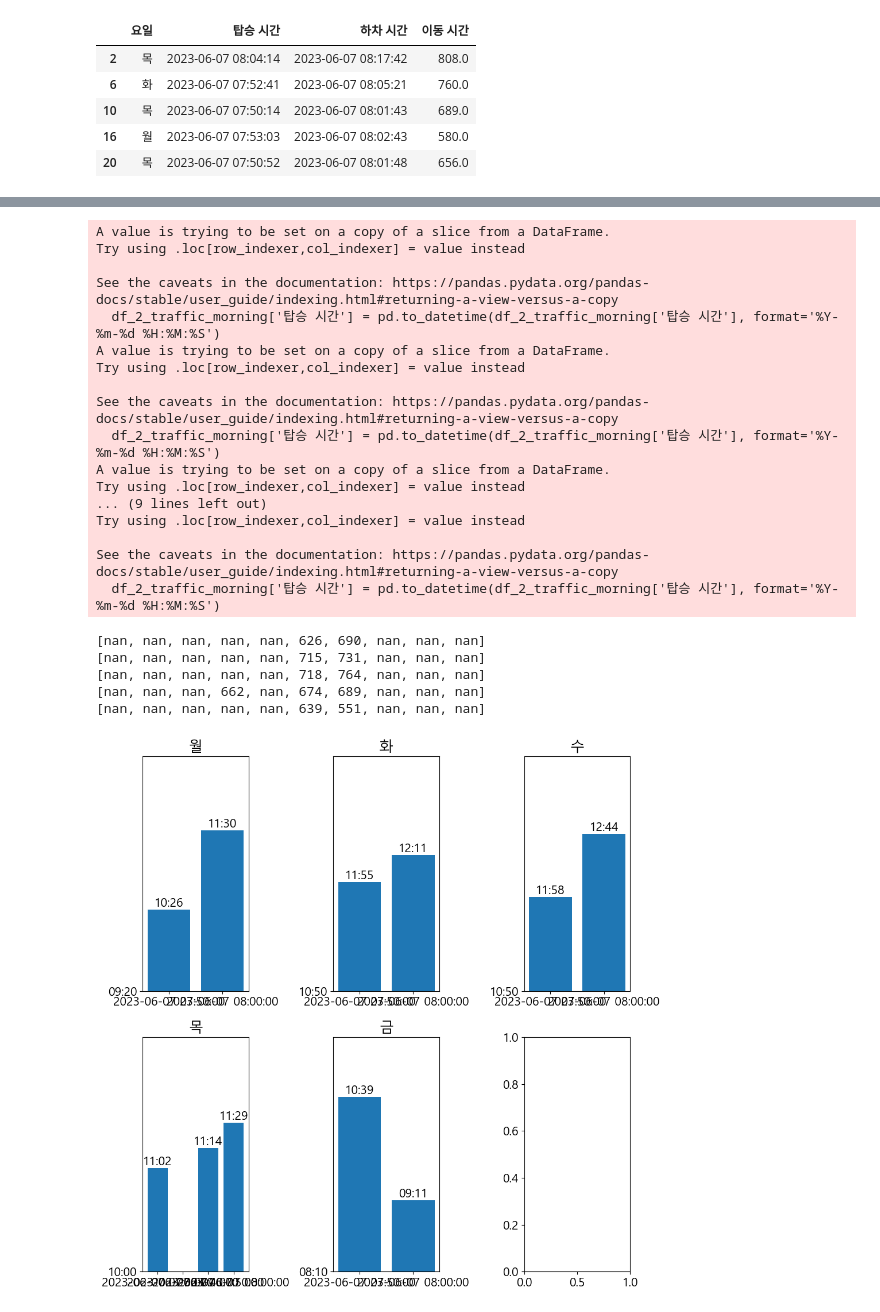
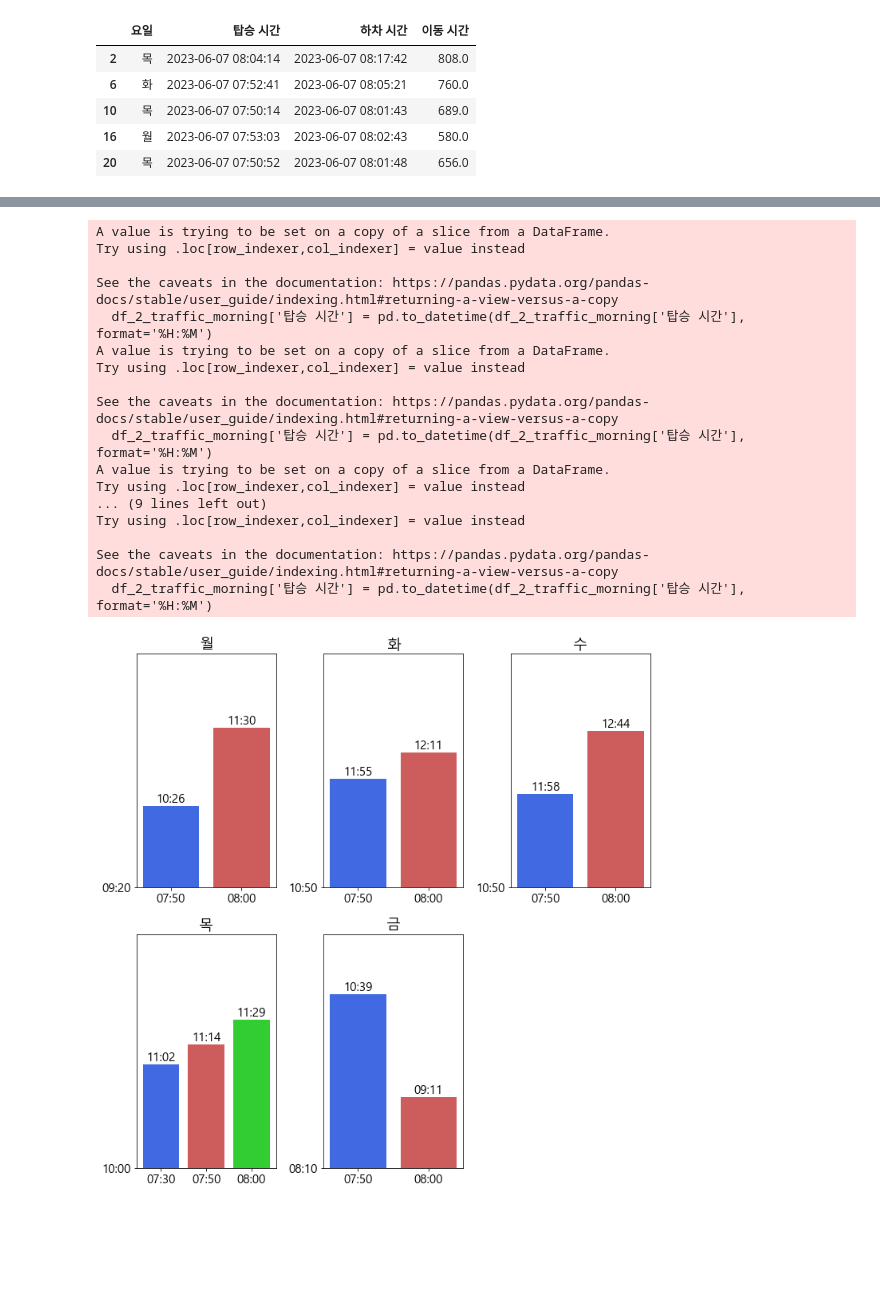
Before and after one commit to koreanbulbasaur/Project, a Jupyter notebook: one_project/first_sheet_example.ipynb, the cells around one changed output, grey strips where cells are left out. Saved outputs shown, nothing was run; the diff lists cells and outputs as text; code cells hidden in the pictures; blank space fills up the shorter version.

```diff
--- a/one_project/first_sheet_example.ipynb
+++ b/one_project/first_sheet_example.ipynb
@@ -1,7 +1,7 @@
 # %%
 import pandas as pd
 
-df = pd.read_excel('../test_test.xlsx')
+df = pd.read_excel('./test_test.xlsx')
 df.head()
 # %% [output]
 |  | 탑승 일시 | 탑승 시간 | 교통수단 | 사용처 | 사용금액 | 사용후잔액 | 승차역 | 하차역 | 하차일시 | 하차 시간 | 노선(호선) | ... |
@@ -484,4 +468 @@ for i in range(7, 9):
         end_time_list.append(end_day)
-# %%
-df_2_traffic_morning = df_9202_traffic[df_9202_traffic['요일'] == '월']
-df_2_traffic_morning
@@ -494,13 +468,0 @@ df_2_traffic_morning
-# %%
-# 날짜 및 시간 형식으로 데이터 변환
-df_2_traffic_morning['탑승 시간'] = pd.to_datetime(df_2_traffic_morning['탑승 시간'], format='%Y-%m-%d %H:%M:%S')
-time_list = []
-for day_start, day_end in zip(start_time_list, end_time_list):
-    df_mean = None
-    filtered_df = df_2_traffic_morning.loc[(df_2_traffic_morning['탑승 시간'] >= day_start) & (df_2_traffic_morning['탑승 시간'] <= day_end)]
-    df_mean = filtered_df['이동 시간'].mean()
-
-    if np.isnan(df_mean):
-        time_list.append(np.nan)
-    else:
-        time_list.append(int(df_mean))
@@ -525,11 +472,14 @@ a, b, a_max, b_max = 0, 0, 2, 3
 fig, axes = plt.subplots(nrows=a_max, ncols=b_max, figsize=(10, 10))
 weekday_days = ['월', '화', '수', '목', '금']
 
+# 색상 리스트
+colors = ['royalblue', 'indianred', 'limegreen', 'darkorange', 'violet', 'lightgray']
+
 for day in weekday_days:
     df_2_traffic_morning = df_9202_traffic[df_9202_traffic['요일'] == day]
 
     # 날짜 및 시간 형식으로 데이터 변환
-    df_2_traffic_morning['탑승 시간'] = pd.to_datetime(df_2_traffic_morning['탑승 시간'], format='%Y-%m-%d %H:%M:%S')
+    df_2_traffic_morning['탑승 시간'] = pd.to_datetime(df_2_traffic_morning['탑승 시간'], format='%H:%M')
     time_list = []
     for day_start, day_end in zip(start_time_list, end_time_list):
         df_mean = None
@@ -541,22 +491,28 @@ for day in weekday_days:
         else:
             time_list.append(int(df_mean))
 
-    axes[a, b].bar(start_time_list, time_list)
+    # nan 값을 제외한 유효한 인덱스를 가져옵니다.
+    valid_indices = [i for i, val in enumerate(time_list) if not np.isnan(val)]
+
+    # 유효한 인덱스에 해당하는 X와 y 값을 가져옵니다.
+    valid_X = [start_time_list[i] for i in valid_indices]
+    valid_y = [time_list[i] for i in valid_indices]
+
+    X_updated = [time[:5] for time in valid_X]
+    axes[a, b].bar(X_updated, valid_y, color=colors)
     axes[a, b].set_title(day)
     ylim_int = []
 
     # 막대 위에 값 텍스트 추가
-    for i, v in enumerate(time_list):
-        if not np.isnan(v):
-            y = int(v)
-            ylim_int.append(y)
-            minutes = (y % 3600) // 60
-            seconds = y % 60
-            time_formatted = f"{minutes:02d}:{seconds:02d}"
-            axes[a, b].text(i, y, time_formatted, ha='center', va='bottom')
-    print(time_list)
+    for i, v in enumerate(valid_y):
+        y = int(v)
+        ylim_int.append(y)
+        minutes = (y % 3600) // 60
+        seconds = y % 60
+        time_formatted = f"{minutes:02d}:{seconds:02d}"
+        axes[a, b].text(i, y, time_formatted, ha='center', va='bottom')
 
-    # ylim 시분초로 수정
+    # ylim 분초로 수정
     delta = 60 * 1
     ylim_min = int(min(ylim_int) / 10) * 10 - delta
     ylim_max = int(max(ylim_int) / 10) * 10 + delta
@@ -564,42 +520,39 @@ for day in weekday_days:
     time_int = range(ylim_min, ylim_max, 240)
     ylim_data = []
     for i in time_int:
-        minutes = (i % 3600) // 60
+        minutes = i // 60
         seconds = i % 60
         time_formatted = f"{minutes:02d}:{seconds:02d}"
         ylim_data.append(time_formatted)
     axes[a, b].set_yticks(time_int, ylim_data)
 
     if b < b_max - 1:
         b += 1
     elif b == b_max -1:
         a += 1
         b = 0
 
+axes[1, 2].axis('off')
+
 plt.tight_layout()
 
 plt.show()
 # %% [output]
 A value is trying to be set on a copy of a slice from a DataFrame.
 Try using .loc[row_indexer,col_indexer] = value instead
 
 See the caveats in the documentation: https://pandas.pydata.org/pandas-docs/stable/user_guide/indexing.html#returning-a-view-versus-a-copy
-  df_2_traffic_morning['탑승 시간'] = pd.to_datetime(df_2_traffic_morning['탑승 시간'], format='%Y-%m-%d %H:%M:%S')
+  df_2_traffic_morning['탑승 시간'] = pd.to_datetime(df_2_traffic_morning['탑승 시간'], format='%H:%M')
 A value is trying to be set on a copy of a slice from a DataFrame.
 Try using .loc[row_indexer,col_indexer] = value instead
 
 See the caveats in the documentation: https://pandas.pydata.org/pandas-docs/stable/user_guide/indexing.html#returning-a-view-versus-a-copy
-  df_2_traffic_morning['탑승 시간'] = pd.to_datetime(df_2_traffic_morning['탑승 시간'], format='%Y-%m-%d %H:%M:%S')
+  df_2_traffic_morning['탑승 시간'] = pd.to_datetime(df_2_traffic_morning['탑승 시간'], format='%H:%M')
 A value is trying to be set on a copy of a slice from a DataFrame.
 Try using .loc[row_indexer,col_indexer] = value instead
 ... (9 lines left out)
 Try using .loc[row_indexer,col_indexer] = value instead
 
 See the caveats in the documentation: https://pandas.pydata.org/pandas-docs/stable/user_guide/indexing.html#returning-a-view-versus-a-copy
-  df_2_traffic_morning['탑승 시간'] = pd.to_datetime(df_2_traffic_morning['탑승 시간'], format='%Y-%m-%d %H:%M:%S')
+  df_2_traffic_morning['탑승 시간'] = pd.to_datetime(df_2_traffic_morning['탑승 시간'], format='%H:%M')
-[nan, nan, nan, nan, nan, 626, 690, nan, nan, nan]
-[nan, nan, nan, nan, nan, 715, 731, nan, nan, nan]
-[nan, nan, nan, nan, nan, 718, 764, nan, nan, nan]
-[nan, nan, nan, 662, nan, 674, 689, nan, nan, nan]
-[nan, nan, nan, nan, nan, 639, 551, nan, nan, nan]
-[figure, old version]
+[figure, new version]
```
Also changed, not shown: parts of 33 cells of this notebook.
